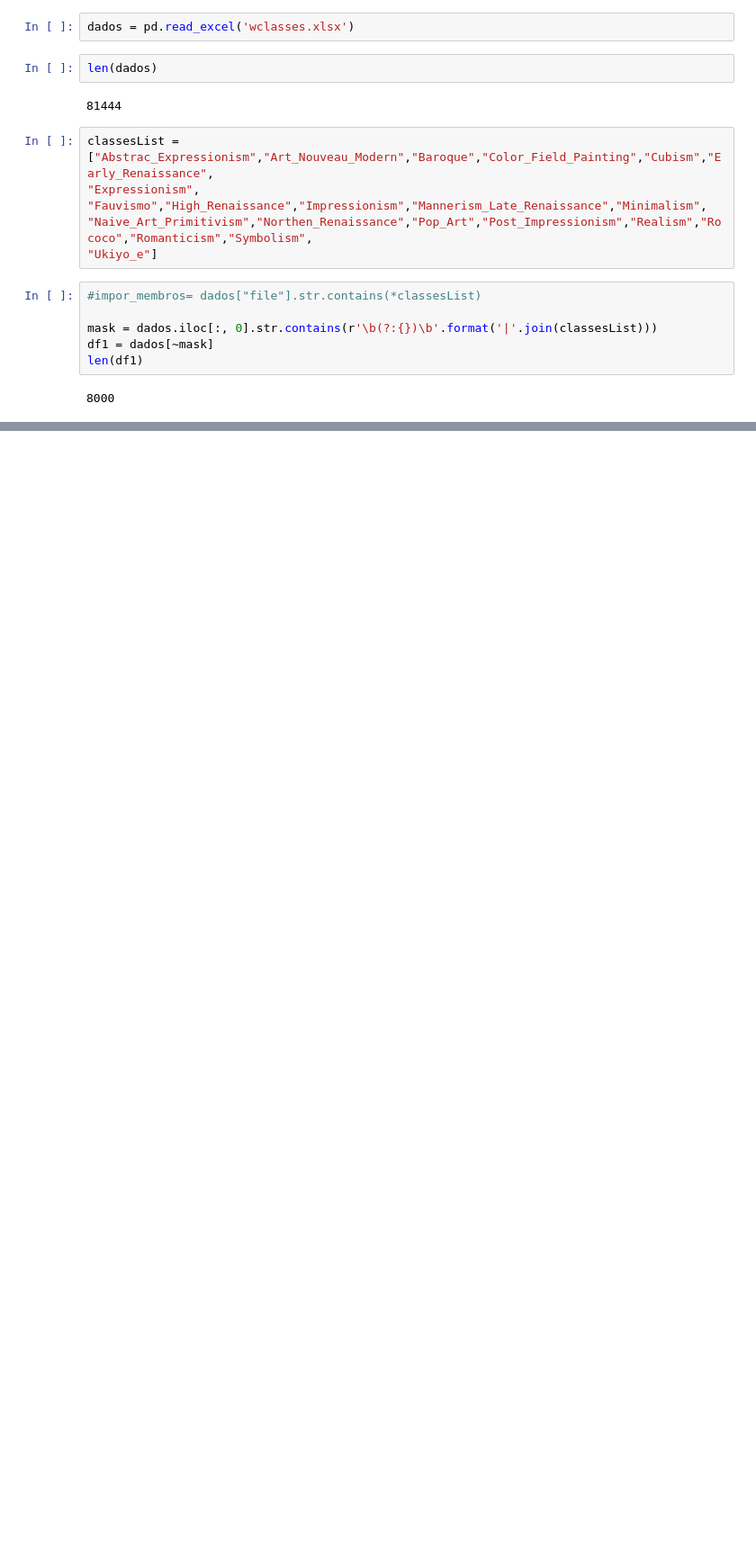
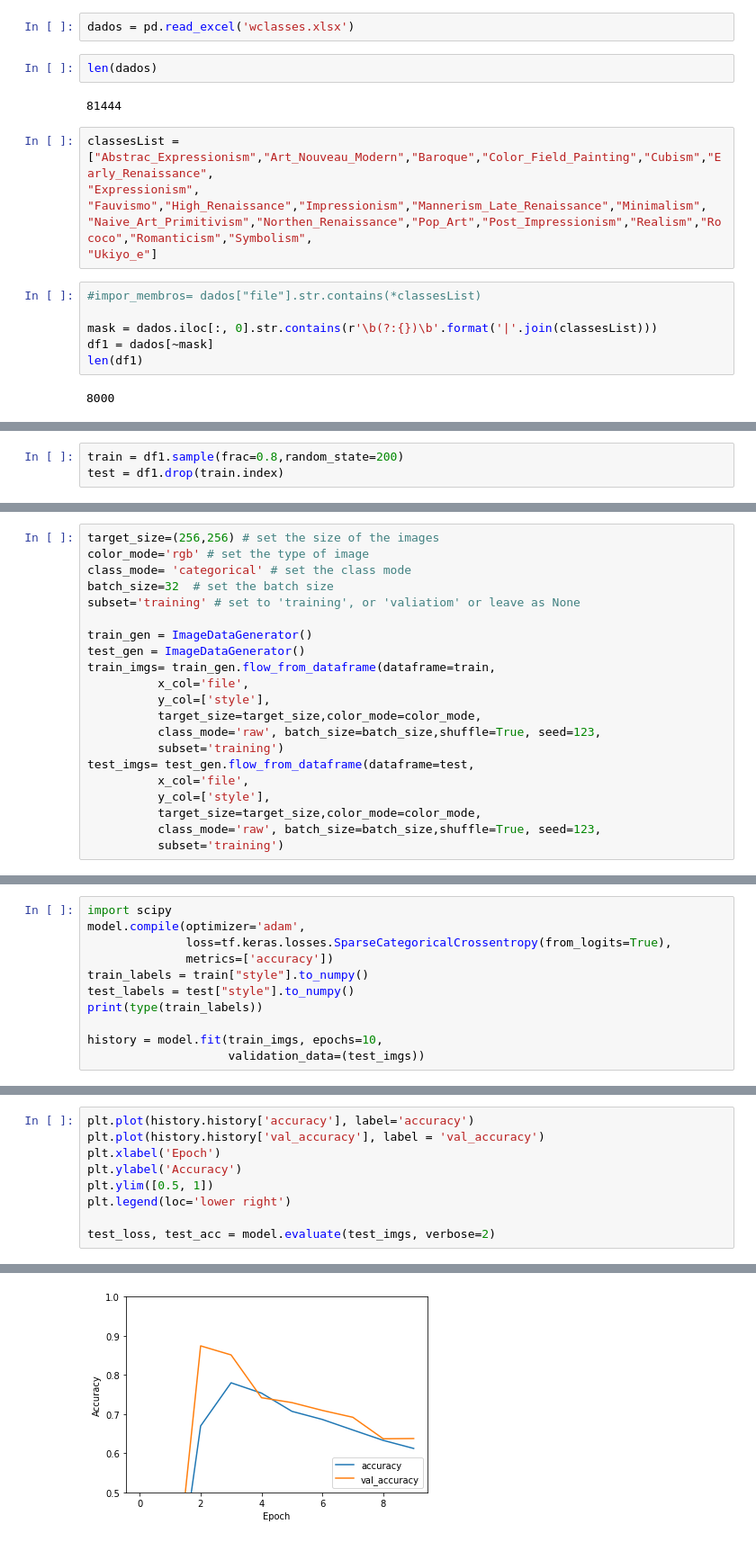
Before and after one commit to Amanda-Carmo/SArt, a Jupyter notebook: ExcelSeparator.ipynb, the cells around one changed output, grey strips where cells are left out. Shown: that part at 90% size. Drawn from its saved outputs; the diff is of its cells as text; blank space fills up the shorter version.

```diff
--- a/ExcelSeparator.ipynb
+++ b/ExcelSeparator.ipynb
@@ -44,0 +74,3 @@ df1.head(20)
+# %%
+train = df1.sample(frac=0.8,random_state=200)
+test = df1.drop(train.index)
@@ -44,0 +135,21 @@ df1.head(20)
+# %%
+target_size=(256,256) # set the size of the images
+color_mode='rgb' # set the type of image
+class_mode= 'categorical' # set the class mode
+batch_size=32  # set the batch size
+subset='training' # set to 'training', or 'valiatiom' or leave as None
+
+train_gen = ImageDataGenerator()
+test_gen = ImageDataGenerator()
+train_imgs= train_gen.flow_from_dataframe(dataframe=train,
+          x_col='file',
+          y_col=['style'],
+          target_size=target_size,color_mode=color_mode,
+          class_mode='raw', batch_size=batch_size,shuffle=True, seed=123,
+          subset='training')
+test_imgs= test_gen.flow_from_dataframe(dataframe=test,
+          x_col='file',
+          y_col=['style'],
+          target_size=target_size,color_mode=color_mode,
+          class_mode='raw', batch_size=batch_size,shuffle=True, seed=123,
+          subset='training')
@@ -44,0 +177,11 @@ df1.head(20)
+# %%
+import scipy
+model.compile(optimizer='adam',
+              loss=tf.keras.losses.SparseCategoricalCrossentropy(from_logits=True),
+              metrics=['accuracy'])
+train_labels = train["style"].to_numpy()
+test_labels = test["style"].to_numpy()
+print(type(train_labels))
+
+history = model.fit(train_imgs, epochs=10,
+                    validation_data=(test_imgs))
@@ -44,0 +206,10 @@ df1.head(20)
+# %%
+plt.plot(history.history['accuracy'], label='accuracy')
+plt.plot(history.history['val_accuracy'], label = 'val_accuracy')
+plt.xlabel('Epoch')
+plt.ylabel('Accuracy')
+plt.ylim([0.5, 1])
+plt.legend(loc='lower right')
+
+test_loss, test_acc = model.evaluate(test_imgs, verbose=2)
+# %% [output]
@@ -44,0 +217 @@ df1.head(20)
+[figure, added]
```
Also changed, not shown: parts of 14 cells of this notebook.
